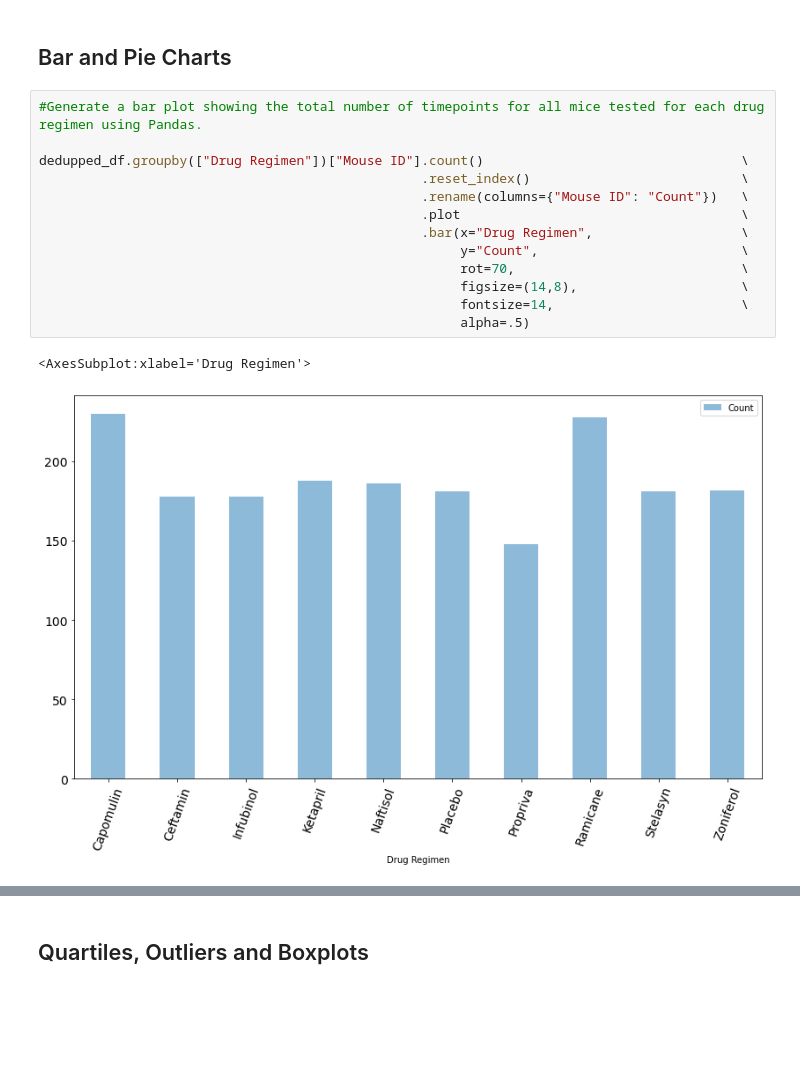
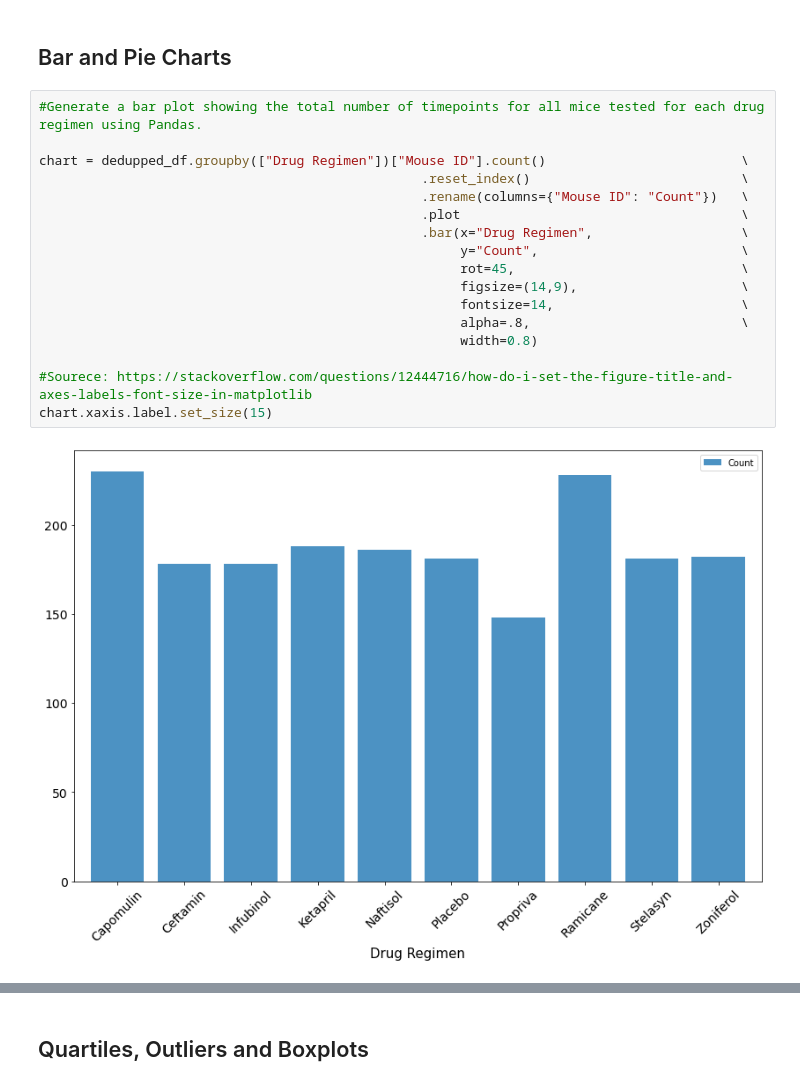
Before and after one commit to asligh/Pharmaceutical-Drug-Data-Analysis, a Jupyter notebook: Pymaceuticals/pymaceuticals_starter.ipynb, the cells around one changed output, grey strips where cells are left out. Saved outputs shown, nothing was run; the diff lists cells and outputs as text; blank space fills up the shorter version.

```diff
--- a/Pymaceuticals/pymaceuticals_starter.ipynb
+++ b/Pymaceuticals/pymaceuticals_starter.ipynb
@@ -189,19 +191,22 @@ summary_df
 # %%
 #Generate a bar plot showing the total number of timepoints for all mice tested for each drug regimen using Pandas.
 
-dedupped_df.groupby(["Drug Regimen"])["Mouse ID"].count()                                 \
+chart = dedupped_df.groupby(["Drug Regimen"])["Mouse ID"].count()                         \
                                                  .reset_index()                           \
                                                  .rename(columns={"Mouse ID": "Count"})   \
                                                  .plot                                    \
                                                  .bar(x="Drug Regimen",                   \
                                                       y="Count",                          \
-                                                      rot=70,                             \
-                                                      figsize=(14,8),                     \
+                                                      rot=45,                             \
+                                                      figsize=(14,9),                     \
                                                       fontsize=14,                        \
-                                                      alpha=.5)
+                                                      alpha=.8,                           \
+                                                      width=0.8)
+
+#Sourece: https://stackoverflow.com/questions/12444716/how-do-i-set-the-figure-title-and-axes-labels-font-size-in-matplotlib
+chart.xaxis.label.set_size(15)
 # %% [output]
-<AxesSubplot:xlabel='Drug Regimen'>
-[figure, old version]
+[figure, new version]
 # %%
 # Generate a bar plot showing the total number of timepoints for all mice tested for each drug regimen using pyplot.
 
```
Also changed, not shown: parts of 19 cells of this notebook.
